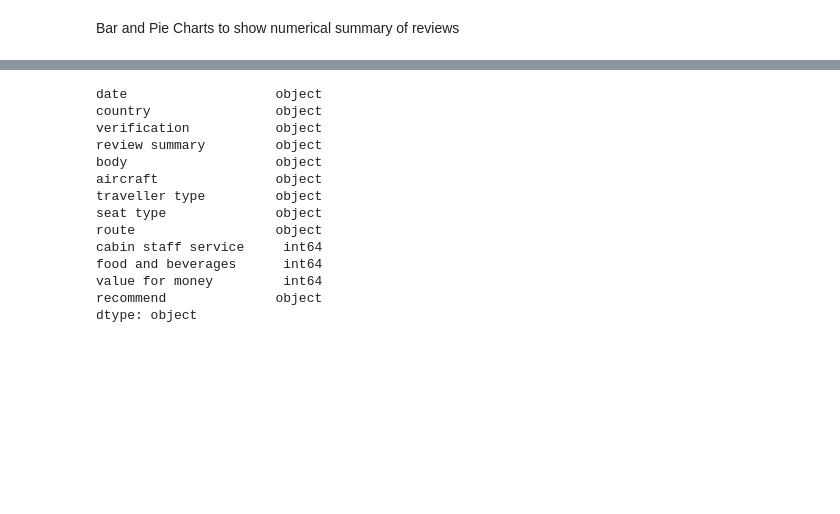
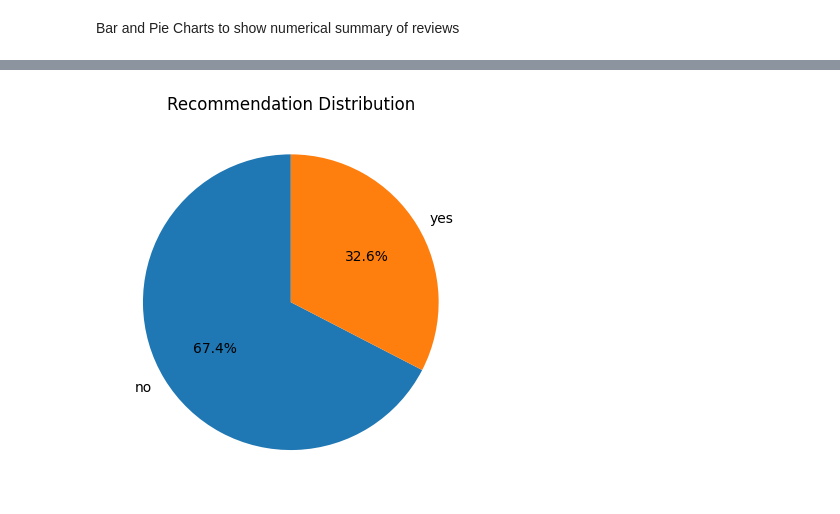
Before and after one commit to Ukomah/Customer-sentiment-analysis-for-british-airways-reviews, a Jupyter notebook: ba_reviews_analysis.ipynb, the cells around one changed output, grey strips where cells are left out. Cells and saved outputs as stored; diff of their text form; code cells hidden in the pictures; blank space fills up the shorter version.

Commit message:
review analysis

```diff
--- a/ba_reviews_analysis.ipynb
+++ b/ba_reviews_analysis.ipynb
@@ -168,17 +121,20 @@ plt.show()
-# %%
-df.dtypes
-# %% [output]
-date                   object
-country                object
-verification           object
-review summary         object
-body                   object
-aircraft               object
-traveller type         object
-seat type              object
-route                  object
-cabin staff service     int64
-food and beverages      int64
-value for money         int64
-recommend              object
-dtype: object
+# %%
+# Count the occurrences of 'yes' and 'no' from the recommend column
+recommend_counts = df['recommend'].value_counts()
+
+# plot the pie chart
+fig, ax =plt.subplots()
+ax.pie(
+    recommend_counts,
+    labels=recommend_counts.index,
+    autopct='%1.1f%%',
+    # colors=['#66b3ff','#ff9999'],
+    startangle=90
+)
+
+ax.set_title('Recommendation Distribution')
+
+# Display the plot
+plt.show()
+# %% [output]
+[figure, added]
```
Also changed, not shown: parts of 5 cells of this notebook.
